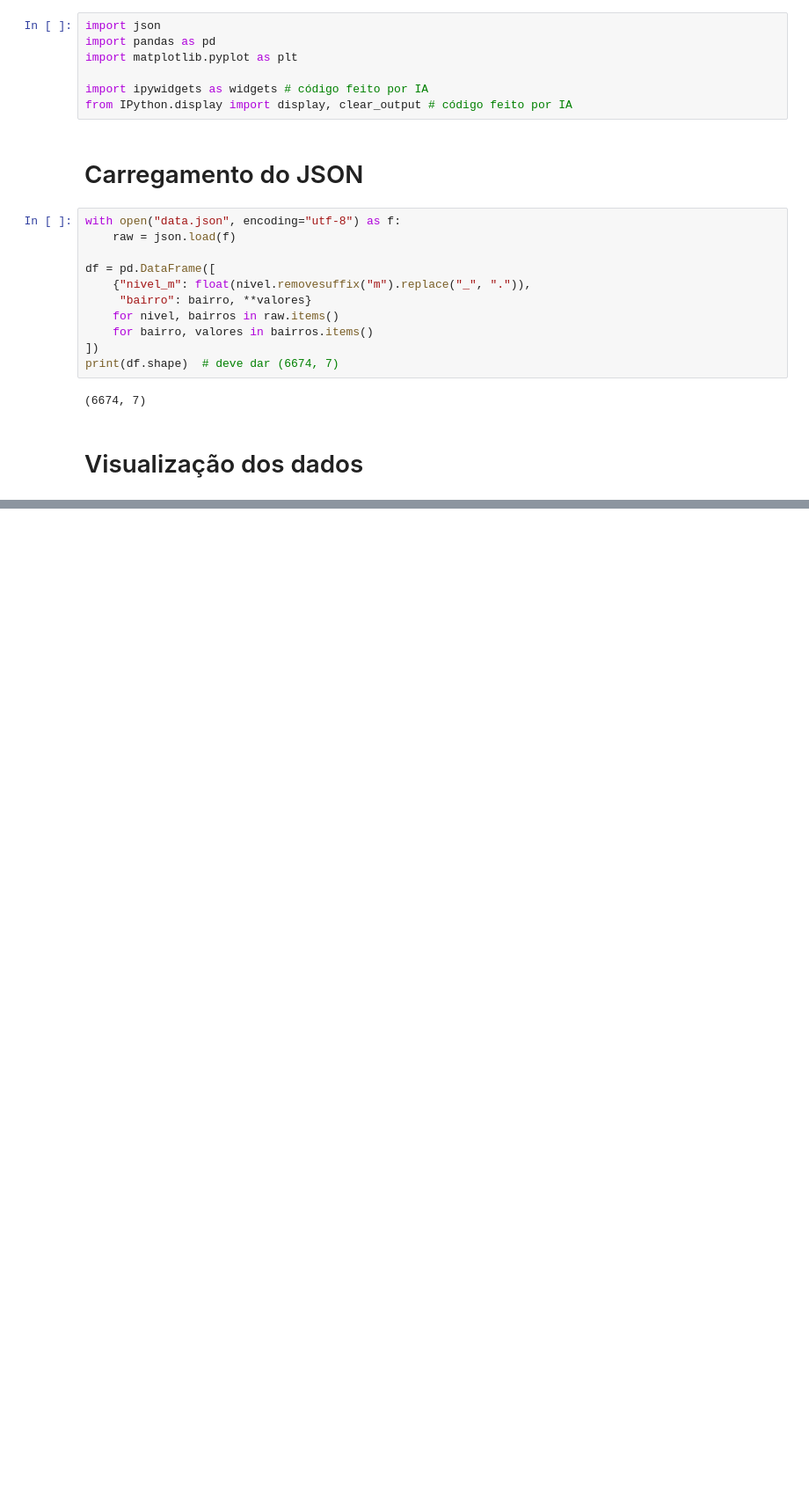
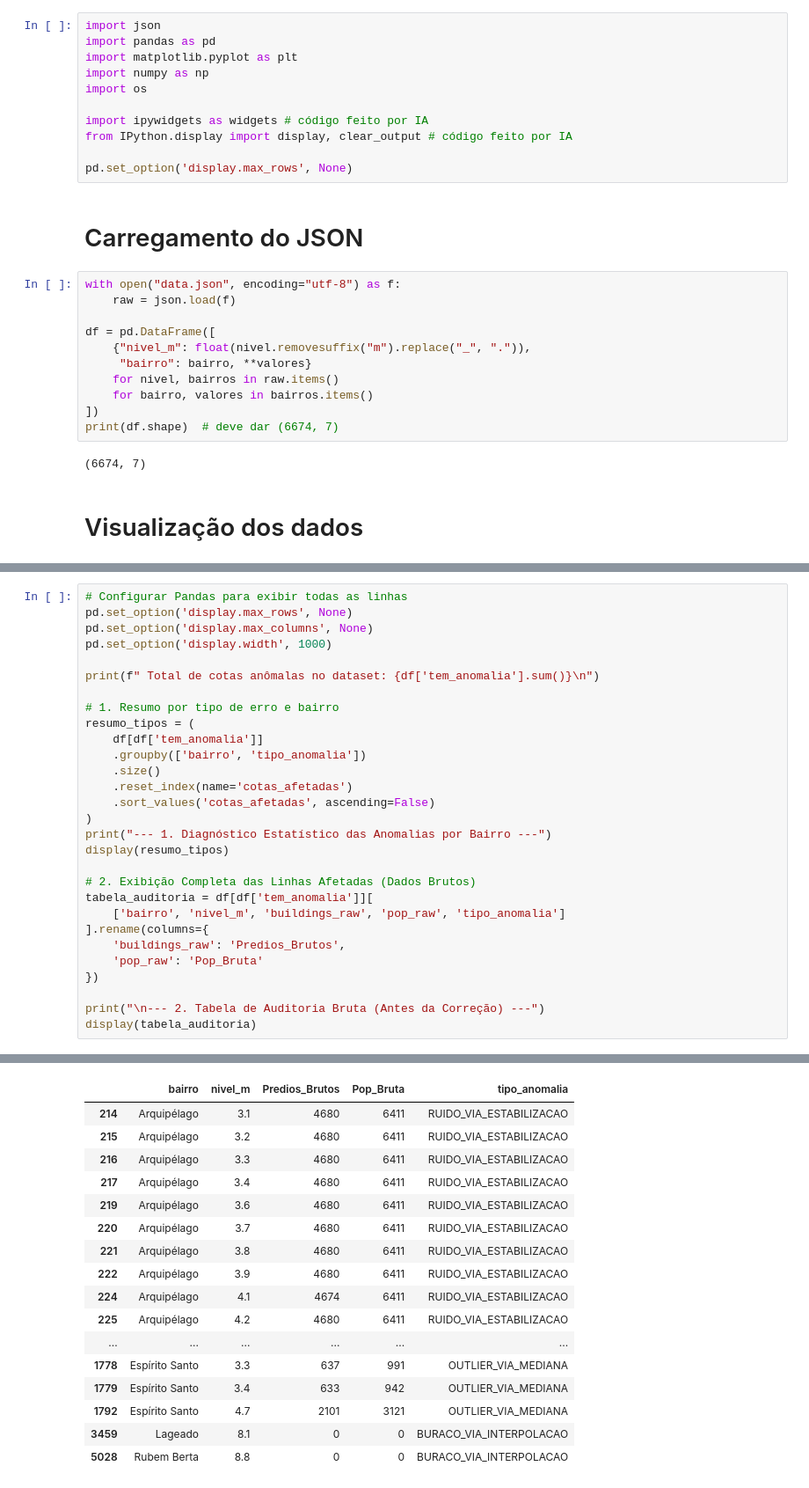
Before and after one commit to diegoborges-git/projeto-enchentes, a Jupyter notebook: notebooks/limpeza_dados.ipynb, the cells around one changed output, grey strips where cells are left out. Shown at 88% size. Drawn from its saved outputs; the diff is of its cells as text; blank space fills up the shorter version.

Commit message:
consegui resolver os dados faltantes/outliers da coluna affected_buildings com estatística

```diff
--- a/notebooks/limpeza_dados.ipynb
+++ b/notebooks/limpeza_dados.ipynb
@@ -4,9 +4,13 @@
 import json
 import pandas as pd
 import matplotlib.pyplot as plt
+import numpy as np
+import os
 
 import ipywidgets as widgets # código feito por IA
 from IPython.display import display, clear_output # código feito por IA
+
+pd.set_option('display.max_rows', None)
 # %% [markdown]
 # Carregamento do JSON
 # %%
@@ -316,0 +174,30 @@ Dimensões do DataFrame limpo: (6674, 7)
+# %%
+# Configurar Pandas para exibir todas as linhas
+pd.set_option('display.max_rows', None)
+pd.set_option('display.max_columns', None)
+pd.set_option('display.width', 1000)
+
+print(f" Total de cotas anômalas no dataset: {df['tem_anomalia'].sum()}\n")
+
+# 1. Resumo por tipo de erro e bairro
+resumo_tipos = (
+    df[df['tem_anomalia']]
+    .groupby(['bairro', 'tipo_anomalia'])
+    .size()
+    .reset_index(name='cotas_afetadas')
+    .sort_values('cotas_afetadas', ascending=False)
+)
+print("--- 1. Diagnóstico Estatístico das Anomalias por Bairro ---")
+display(resumo_tipos)
+
+# 2. Exibição Completa das Linhas Afetadas (Dados Brutos)
+tabela_auditoria = df[df['tem_anomalia']][
+    ['bairro', 'nivel_m', 'buildings_raw', 'pop_raw', 'tipo_anomalia']
+].rename(columns={
+    'buildings_raw': 'Predios_Brutos',
+    'pop_raw': 'Pop_Bruta'
+})
+
+print("\n--- 2. Tabela de Auditoria Bruta (Antes da Correção) ---")
+display(tabela_auditoria)
+# %% [output]
@@ -316,0 +214,17 @@ Dimensões do DataFrame limpo: (6674, 7)
+|  | bairro | nivel_m | Predios_Brutos | Pop_Bruta | tipo_anomalia |
+| 214 | Arquipélago | 3.1 | 4680 | 6411 | RUIDO_VIA_ESTABILIZACAO |
+| 215 | Arquipélago | 3.2 | 4680 | 6411 | RUIDO_VIA_ESTABILIZACAO |
+| 216 | Arquipélago | 3.3 | 4680 | 6411 | RUIDO_VIA_ESTABILIZACAO |
+| 217 | Arquipélago | 3.4 | 4680 | 6411 | RUIDO_VIA_ESTABILIZACAO |
+| 219 | Arquipélago | 3.6 | 4680 | 6411 | RUIDO_VIA_ESTABILIZACAO |
+| 220 | Arquipélago | 3.7 | 4680 | 6411 | RUIDO_VIA_ESTABILIZACAO |
+| 221 | Arquipélago | 3.8 | 4680 | 6411 | RUIDO_VIA_ESTABILIZACAO |
+| 222 | Arquipélago | 3.9 | 4680 | 6411 | RUIDO_VIA_ESTABILIZACAO |
+| 224 | Arquipélago | 4.1 | 4674 | 6411 | RUIDO_VIA_ESTABILIZACAO |
+| 225 | Arquipélago | 4.2 | 4680 | 6411 | RUIDO_VIA_ESTABILIZACAO |
+| ... | ... | ... | ... | ... | ... |
+| 1778 | Espírito Santo | 3.3 | 637 | 991 | OUTLIER_VIA_MEDIANA |
+| 1779 | Espírito Santo | 3.4 | 633 | 942 | OUTLIER_VIA_MEDIANA |
+| 1792 | Espírito Santo | 4.7 | 2101 | 3121 | OUTLIER_VIA_MEDIANA |
+| 3459 | Lageado | 8.1 | 0 | 0 | BURACO_VIA_INTERPOLACAO |
+| 5028 | Rubem Berta | 8.8 | 0 | 0 | BURACO_VIA_INTERPOLACAO |
```
Also changed, not shown: parts of 16 cells of this notebook.
